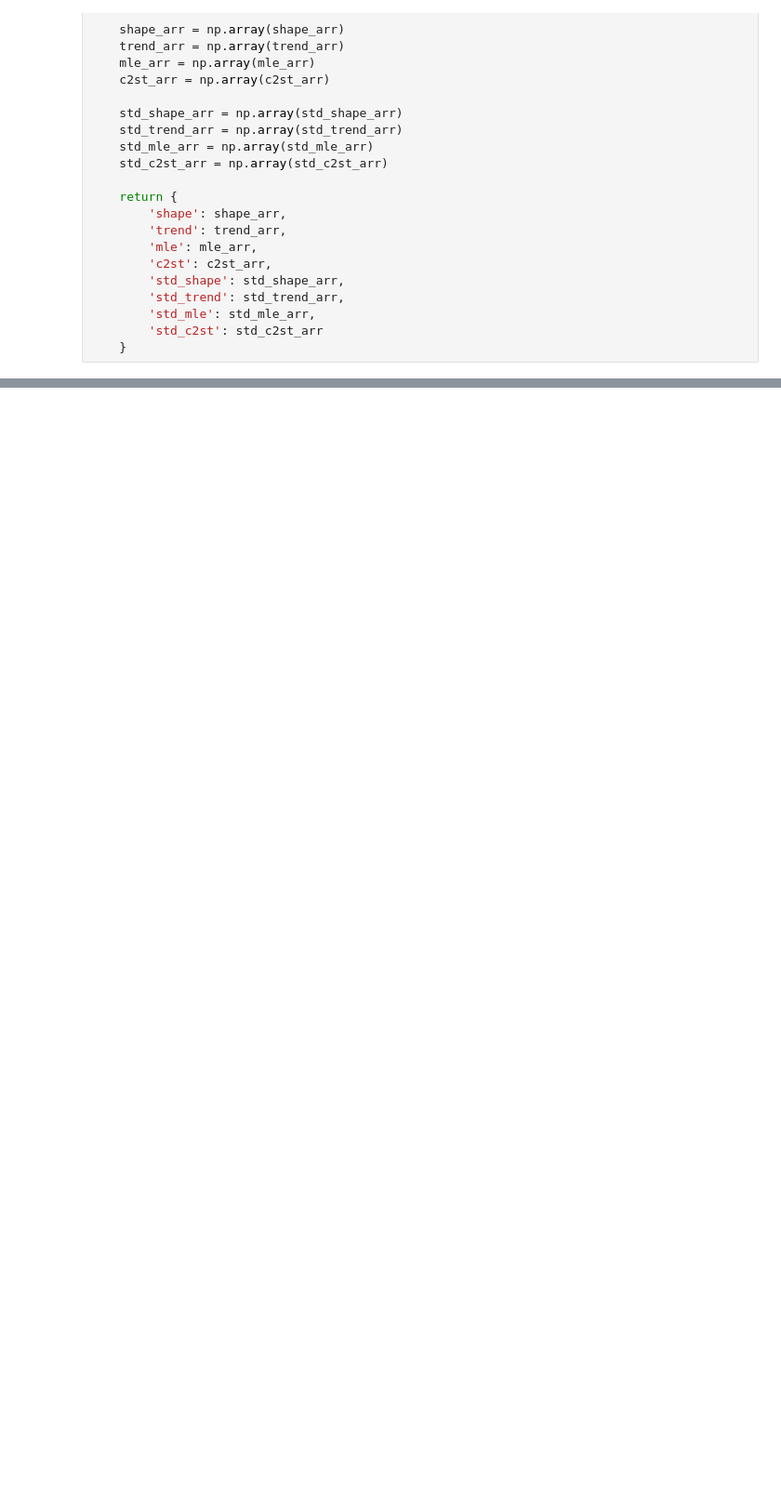
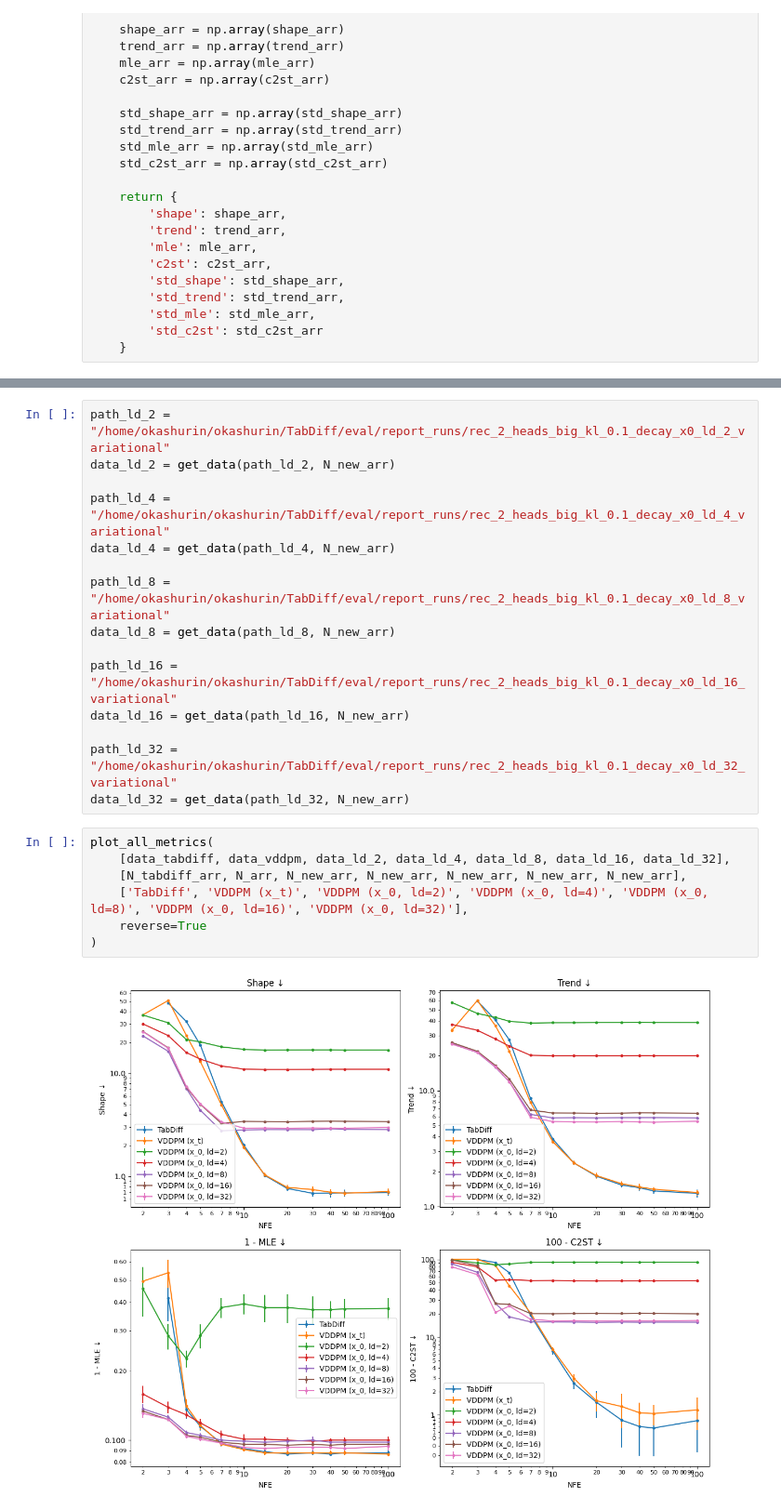
Before and after one commit to Oleg20502/TabDiff, a Jupyter notebook: notebooks/nfe_plots.ipynb, the cells around one changed output, grey strips where cells are left out. Shown at 93% size. Saved outputs shown, nothing was run; the diff lists cells and outputs as text; blank space fills up the shorter version.

```diff
--- a/notebooks/nfe_plots.ipynb
+++ b/notebooks/nfe_plots.ipynb
@@ -134,0 +232,24 @@ plt.show()
+# %%
+path_ld_2 = "/home/okashurin/okashurin/TabDiff/eval/report_runs/rec_2_heads_big_kl_0.1_decay_x0_ld_2_variational"
+data_ld_2 = get_data(path_ld_2, N_new_arr)
+
+path_ld_4 = "/home/okashurin/okashurin/TabDiff/eval/report_runs/rec_2_heads_big_kl_0.1_decay_x0_ld_4_variational"
+data_ld_4 = get_data(path_ld_4, N_new_arr)
+
+path_ld_8 = "/home/okashurin/okashurin/TabDiff/eval/report_runs/rec_2_heads_big_kl_0.1_decay_x0_ld_8_variational"
+data_ld_8 = get_data(path_ld_8, N_new_arr)
+
+path_ld_16 = "/home/okashurin/okashurin/TabDiff/eval/report_runs/rec_2_heads_big_kl_0.1_decay_x0_ld_16_variational"
+data_ld_16 = get_data(path_ld_16, N_new_arr)
+
+path_ld_32 = "/home/okashurin/okashurin/TabDiff/eval/report_runs/rec_2_heads_big_kl_0.1_decay_x0_ld_32_variational"
+data_ld_32 = get_data(path_ld_32, N_new_arr)
+# %%
+plot_all_metrics(
+    [data_tabdiff, data_vddpm, data_ld_2, data_ld_4, data_ld_8, data_ld_16, data_ld_32],
+    [N_tabdiff_arr, N_arr, N_new_arr, N_new_arr, N_new_arr, N_new_arr, N_new_arr],
+    ['TabDiff', 'VDDPM (x_t)', 'VDDPM (x_0, ld=2)', 'VDDPM (x_0, ld=4)', 'VDDPM (x_0, ld=8)', 'VDDPM (x_0, ld=16)', 'VDDPM (x_0, ld=32)'],
+    reverse=True
+)
+# %% [output]
+[figure, added]
```
Also changed, not shown: parts of 16 cells of this notebook, 6 other files.
